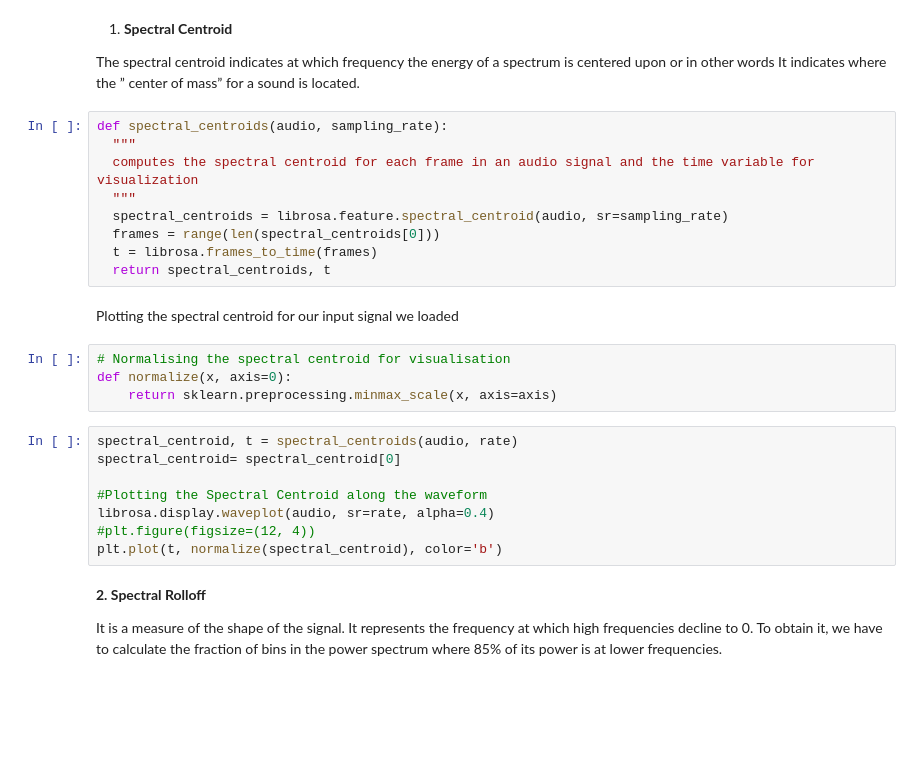
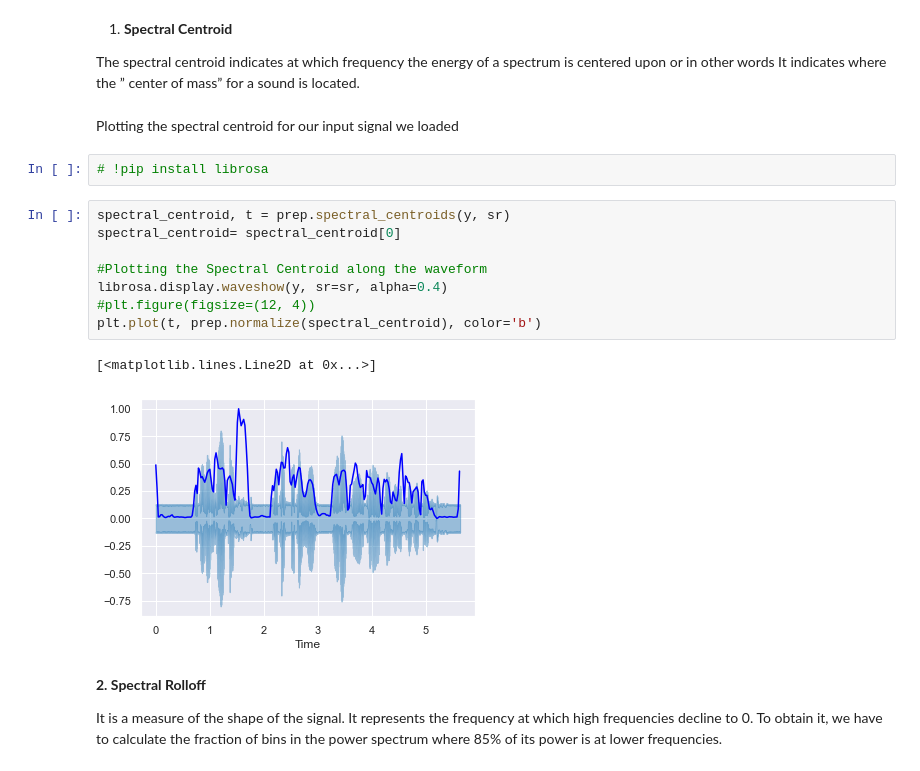
Before and after one commit to Speech-to-text-tenac/STT, a Jupyter notebook: notebooks/preprocessing_task1.ipynb, the cells around one changed output. Drawn from its saved outputs; the diff is of its cells as text; blank space fills up the shorter version.

Commit message:
feature extraction preprocessing

```diff
--- a/notebooks/preprocessing_task1.ipynb
+++ b/notebooks/preprocessing_task1.ipynb
@@ -305,29 +305,21 @@ WARNING:root:frame length (551) is greater than FFT size (512), frame will be tr
 1. **Spectral Centroid**
 
 The spectral centroid indicates at which frequency the energy of a spectrum is centered upon or in other words It indicates where the ” center of mass” for a sound is located.
-# %%
-def spectral_centroids(audio, sampling_rate):
-  """
-  computes the spectral centroid for each frame in an audio signal and the time variable for visualization
-  """
-  spectral_centroids = librosa.feature.spectral_centroid(audio, sr=sampling_rate)
-  frames = range(len(spectral_centroids[0]))
-  t = librosa.frames_to_time(frames)
-  return spectral_centroids, t
 # %% [markdown]
 Plotting the spectral centroid for our input signal we loaded
-# %%
-# Normalising the spectral centroid for visualisation
-def normalize(x, axis=0):
-    return sklearn.preprocessing.minmax_scale(x, axis=axis)
+# %%
+# !pip install librosa
 # %%
-spectral_centroid, t = spectral_centroids(audio, rate)
+spectral_centroid, t = prep.spectral_centroids(y, sr)
 spectral_centroid= spectral_centroid[0]
 
 #Plotting the Spectral Centroid along the waveform
-librosa.display.waveplot(audio, sr=rate, alpha=0.4)
+librosa.display.waveshow(y, sr=sr, alpha=0.4)
 #plt.figure(figsize=(12, 4))
-plt.plot(t, normalize(spectral_centroid), color='b')
+plt.plot(t, prep.normalize(spectral_centroid), color='b')
+# %% [output]
+[<matplotlib.lines.Line2D at 0x...>]
+[figure, added]
 # %% [markdown]
 **2. Spectral Rolloff**
 
```
Also changed, not shown: parts of 3 cells of this notebook, 1 other file.
